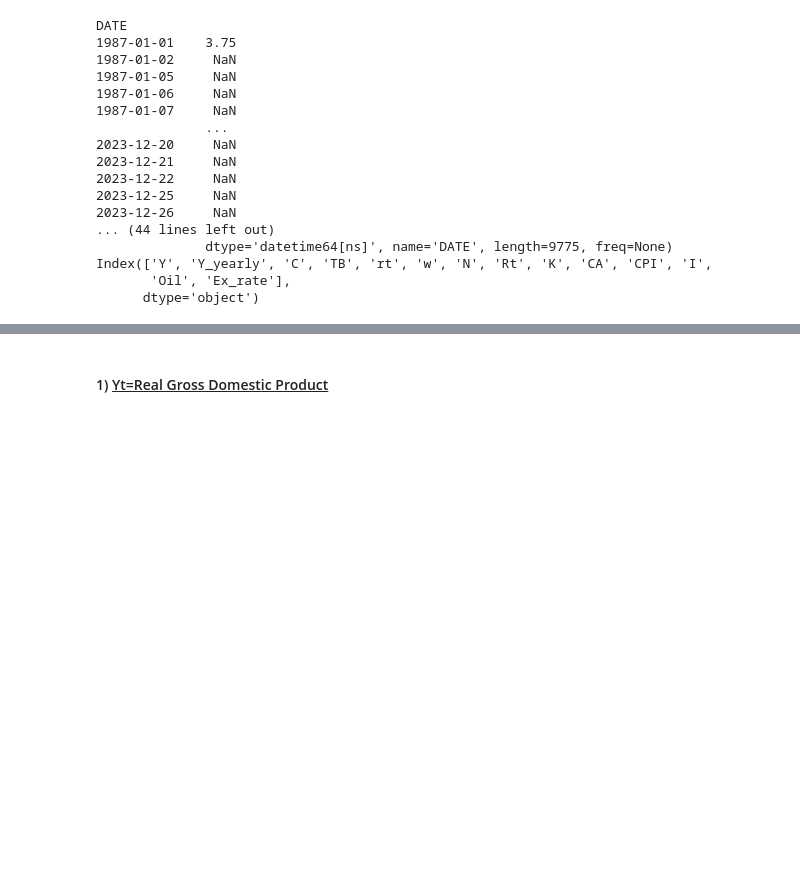
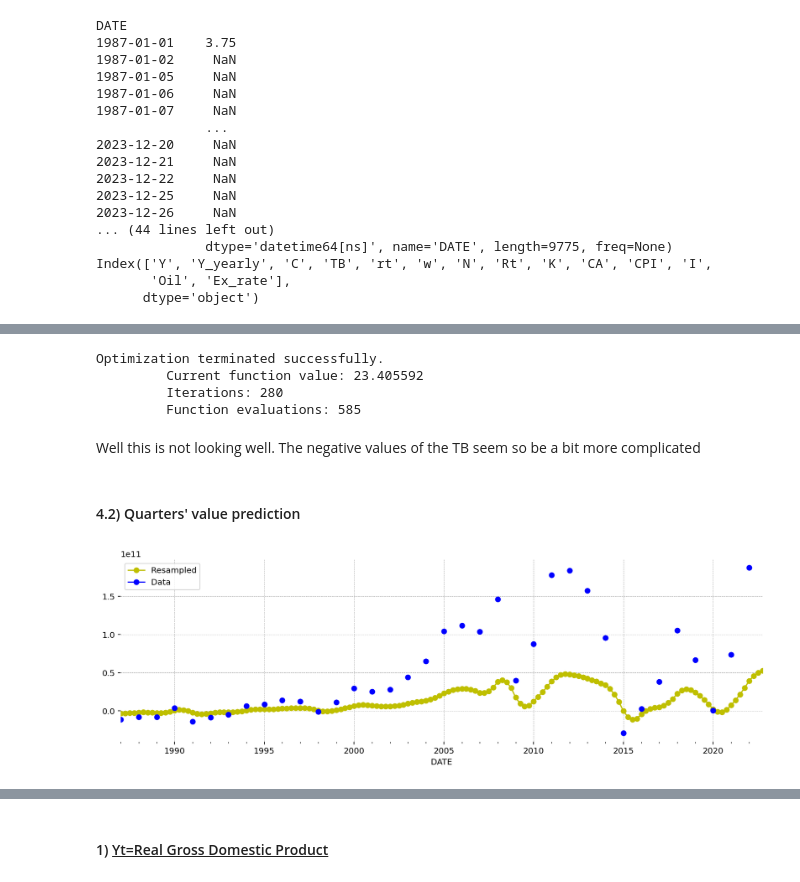
Before and after one commit to EliaLand/DSGE-RBC-Saudi-Arabia, a Jupyter notebook: SaudiArabia_RBC_estimation.ipynb, the cells around one changed output, grey strips where cells are left out. Cells and saved outputs as stored; diff of their text form; code cells hidden in the pictures; blank space fills up the shorter version.

```diff
--- a/SaudiArabia_RBC_estimation.ipynb
+++ b/SaudiArabia_RBC_estimation.ipynb
@@ -1116,0 +1150,7 @@ Index(['Y', 'Y_yearly', 'C', 'TB', 'rt', 'w', 'N', 'Rt', 'K', 'CA', 'CPI', 'I',
+# %%
+TB_quarterly = final_df['TB'].dropna().copy()
+
+#Sort data so frequency runs correct
+TB_quarterly.head()
+#TB_quarterly.set_index('DATE', inplace=True)
+TB_quarterly = TB_quarterly.sort_index()
@@ -1116,0 +1167,25 @@ Index(['Y', 'Y_yearly', 'C', 'TB', 'rt', 'w', 'N', 'Rt', 'K', 'CA', 'CPI', 'I',
+# %%
+from tsdisagg import disaggregate_series
+TB_quarterly_resample = disaggregate_series(TB_quarterly, target_freq='QS', agg_func='sum')
+import statsmodels.api as sm
+#We set the trend to 'ctt' which means quadratic trend, since this data seems to increase exponentially.
+mod = sm.tsa.SARIMAX(TB_quarterly_resample, order=(1, 0, 0), trend='ctt')
+res = mod.fit(method='nm', maxiter=10_000)
+# %% [output]
+Optimization terminated successfully.
+         Current function value: 23.405592
+         Iterations: 280
+         Function evaluations: 585
+# %% [markdown]
+Well this is not looking well. The negative values of the TB seem so be a bit more complicated
+# %% [markdown]
+#### 4.2) Quarters' value prediction
+# %%
+#Resample data to fit quartelry framework: create quarter data from a yearly frequency dataframe
+#Plot the resampled data and original data
+TB_quarterly_resample.plot(label= 'Resampled', marker='o', color= 'y')
+TB_only.resample('QS').asfreq().plot(label='Data', marker='o', color='b')
+plt.legend()
+plt.show()
+# %% [output]
+[figure, added]
```
Also changed, not shown: parts of 77 cells of this notebook, 1 other file.
